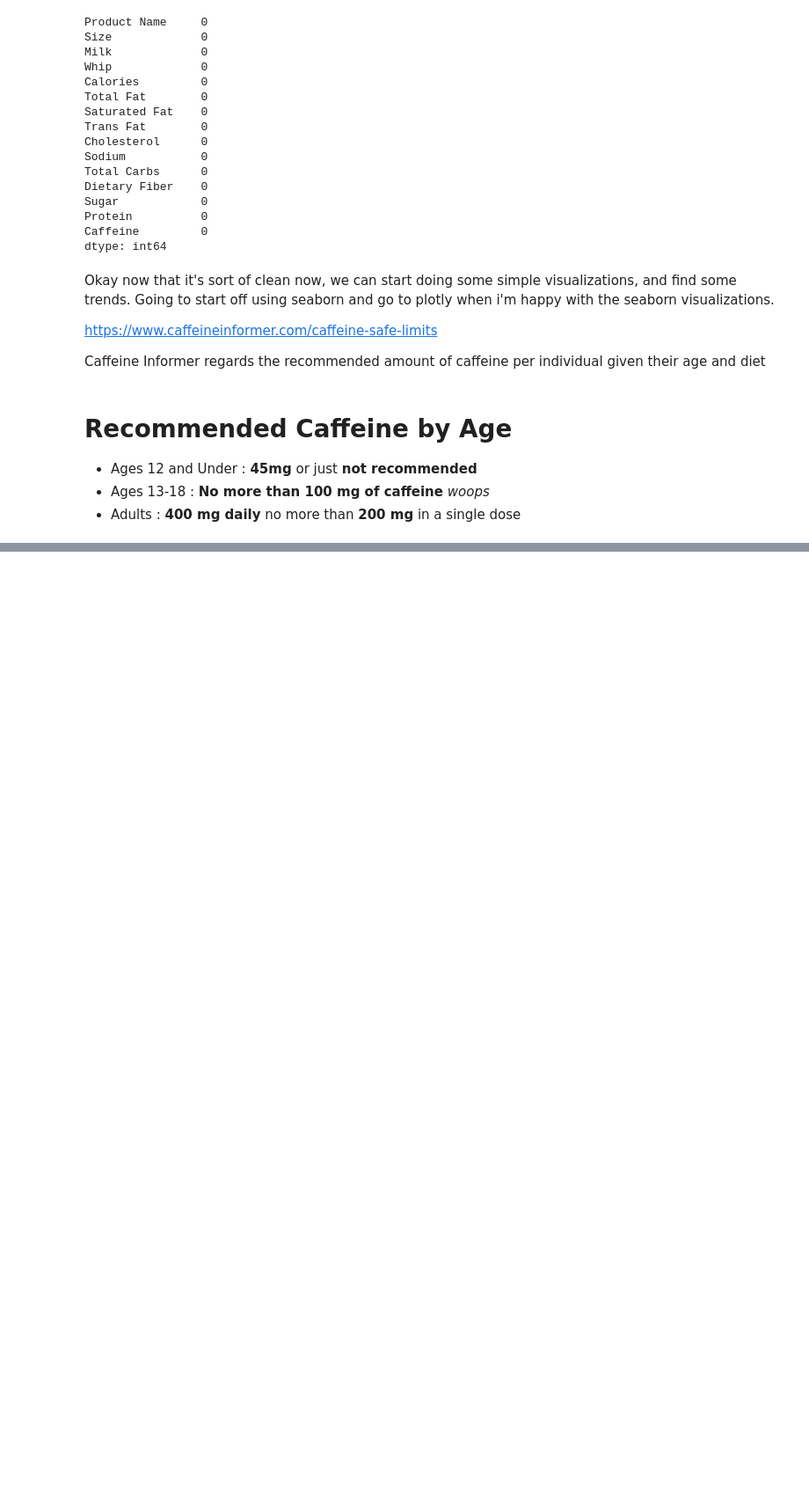
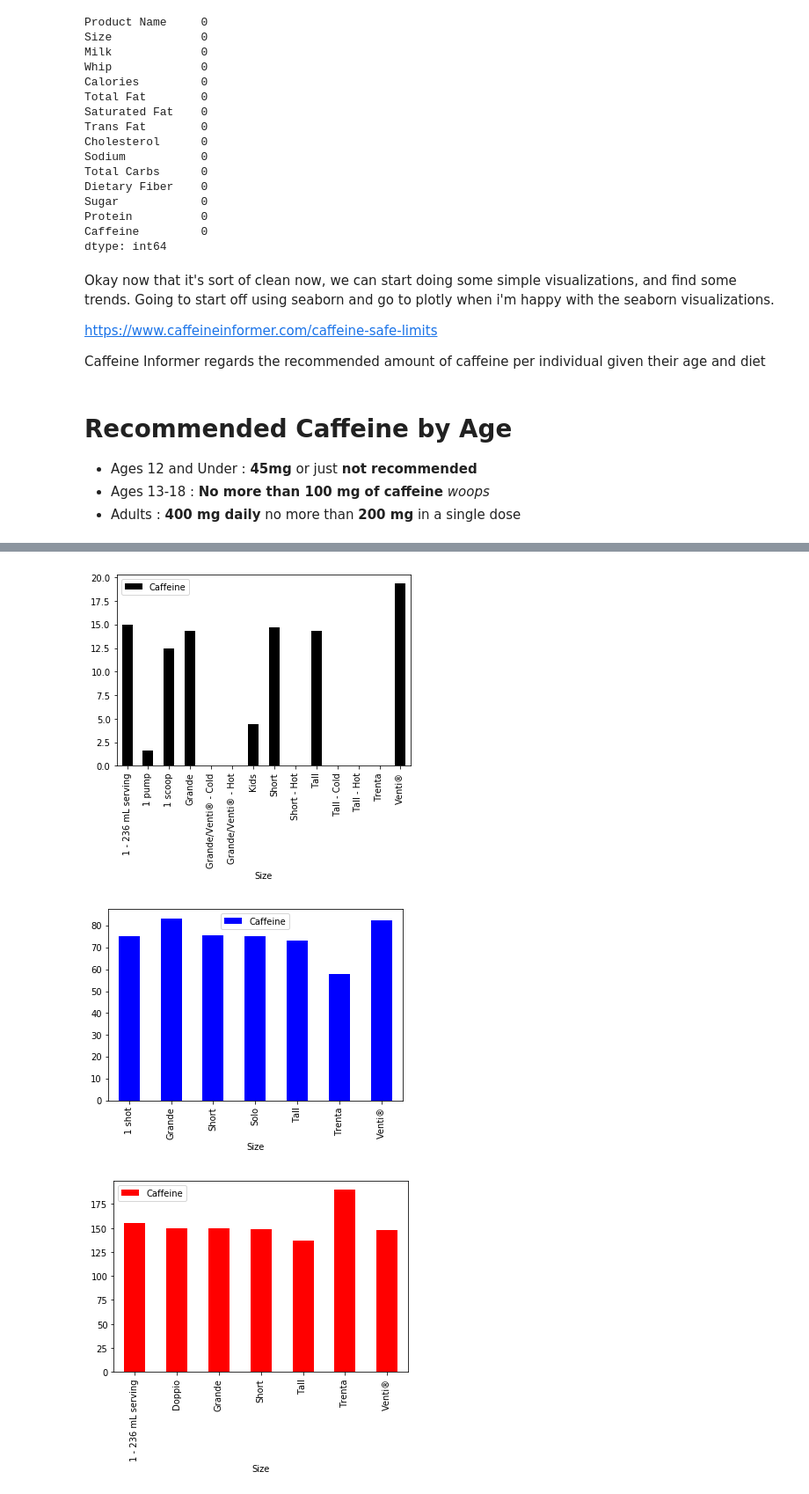
Before and after one commit to sealuwee/Starbucks-EDA, a Jupyter notebook: Rough Draft of Starbucks EDA.ipynb, the cells around one changed output, grey strips where cells are left out. Shown: that part at 88% size. Cells and saved outputs as stored; diff of their text form; code cells hidden in the pictures; blank space fills up the shorter version.

Commit message:
added visualization

```diff
--- a/Rough Draft of Starbucks EDA.ipynb
+++ b/Rough Draft of Starbucks EDA.ipynb
@@ -407,0 +423,9 @@ low_caffeine
+# %%
+barely_any_caffeine.pivot_table('Caffeine', 'Size').plot(kind='bar',stacked=True,color='k');
+low_caffeine.pivot_table('Caffeine', 'Size').plot(kind='bar',stacked=True,color='b');
+medium_caffeine.pivot_table('Caffeine', 'Size').plot(kind='bar',stacked=True,color='r');
+high_caffeine.pivot_table('Caffeine', 'Size').plot(kind='bar',stacked=True,color='g');
+# %% [output]
+[figure, added]
+[figure, added]
+[figure, added]
```
Also changed, not shown: parts of 11 cells of this notebook, 1 other file.
